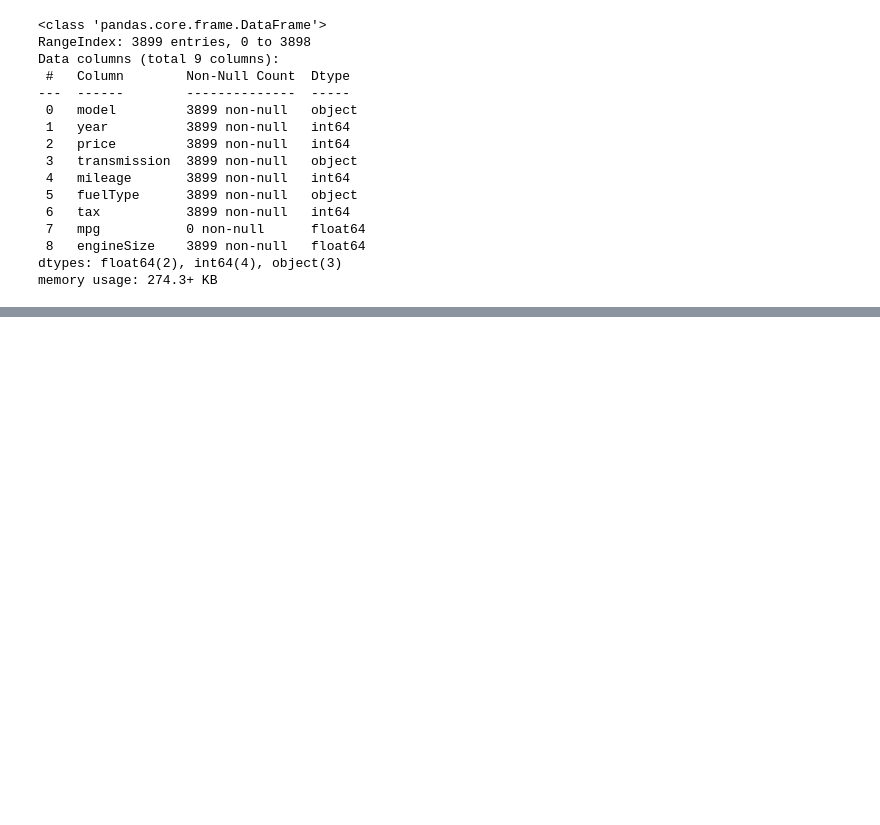
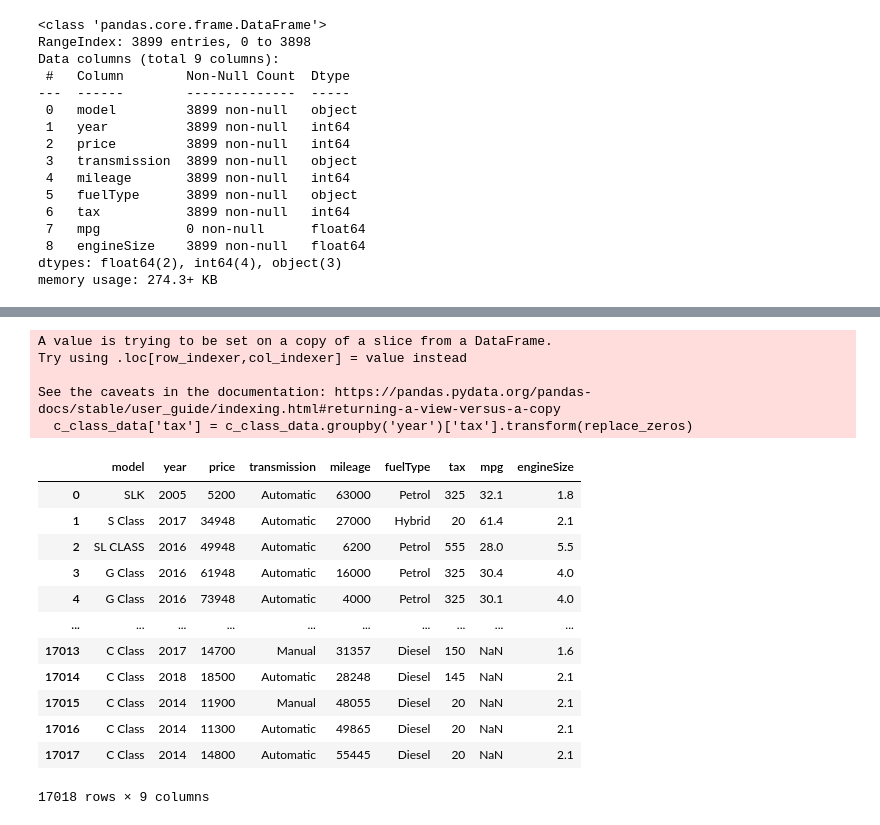
Before and after one commit to d-widyantama/ML-Regression-UsedCarsPrediction-finpro-alpha, a Jupyter notebook: 1-Data Preparation.ipynb, the cells around one changed output, grey strips where cells are left out. Cells and saved outputs as stored; diff of their text form; code cells hidden in the pictures; blank space fills up the shorter version.

```diff
--- a/1-Data Preparation.ipynb
+++ b/1-Data Preparation.ipynb
@@ -245 +263,31 @@ model
 Name: count, dtype: int64
+# %%
+mercedes['model'] = mercedes['model'].str.strip()
+c_class_data = mercedes[mercedes['model'] == 'C Class']
+
+def replace_zeros(series):
+    return series.replace(0, method='ffill')
+
+c_class_data['tax'] = c_class_data.groupby('year')['tax'].transform(replace_zeros)
+
+mercedes.update(c_class_data)
+mercedes
+# %% [output]
+A value is trying to be set on a copy of a slice from a DataFrame.
+Try using .loc[row_indexer,col_indexer] = value instead
+
+See the caveats in the documentation: https://pandas.pydata.org/pandas-docs/stable/user_guide/indexing.html#returning-a-view-versus-a-copy
+  c_class_data['tax'] = c_class_data.groupby('year')['tax'].transform(replace_zeros)
+|  | model | year | price | transmission | mileage | fuelType | tax | mpg | engineSize |
+| 0 | SLK | 2005 | 5200 | Automatic | 63000 | Petrol | 325 | 32.1 | 1.8 |
+| 1 | S Class | 2017 | 34948 | Automatic | 27000 | Hybrid | 20 | 61.4 | 2.1 |
+| 2 | SL CLASS | 2016 | 49948 | Automatic | 6200 | Petrol | 555 | 28.0 | 5.5 |
+| 3 | G Class | 2016 | 61948 | Automatic | 16000 | Petrol | 325 | 30.4 | 4.0 |
+| 4 | G Class | 2016 | 73948 | Automatic | 4000 | Petrol | 325 | 30.1 | 4.0 |
+| ... | ... | ... | ... | ... | ... | ... | ... | ... | ... |
+| 17013 | C Class | 2017 | 14700 | Manual | 31357 | Diesel | 150 | NaN | 1.6 |
+| 17014 | C Class | 2018 | 18500 | Automatic | 28248 | Diesel | 145 | NaN | 2.1 |
+| 17015 | C Class | 2014 | 11900 | Manual | 48055 | Diesel | 20 | NaN | 2.1 |
+| 17016 | C Class | 2014 | 11300 | Automatic | 49865 | Diesel | 20 | NaN | 2.1 |
+| 17017 | C Class | 2014 | 14800 | Automatic | 55445 | Diesel | 20 | NaN | 2.1 |
+17018 rows × 9 columns
```
Also changed, not shown: parts of 7 cells of this notebook.
